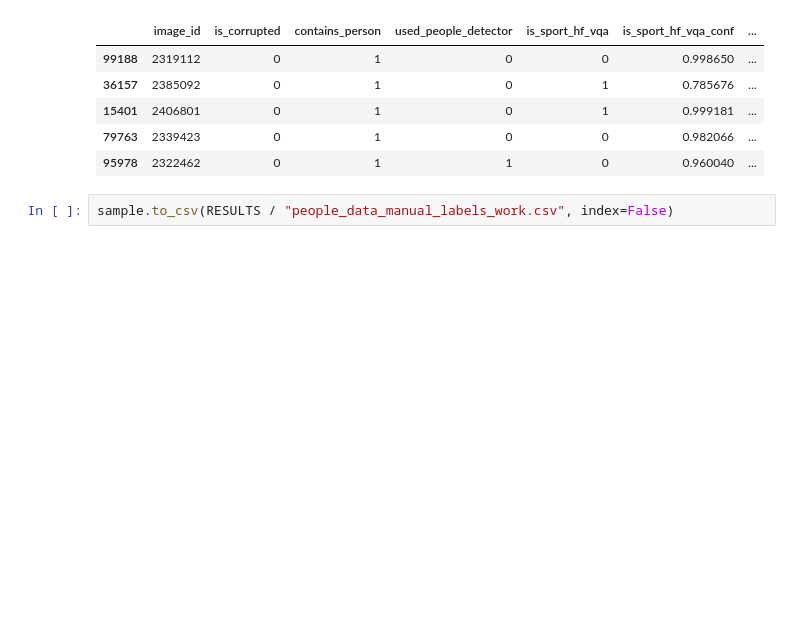
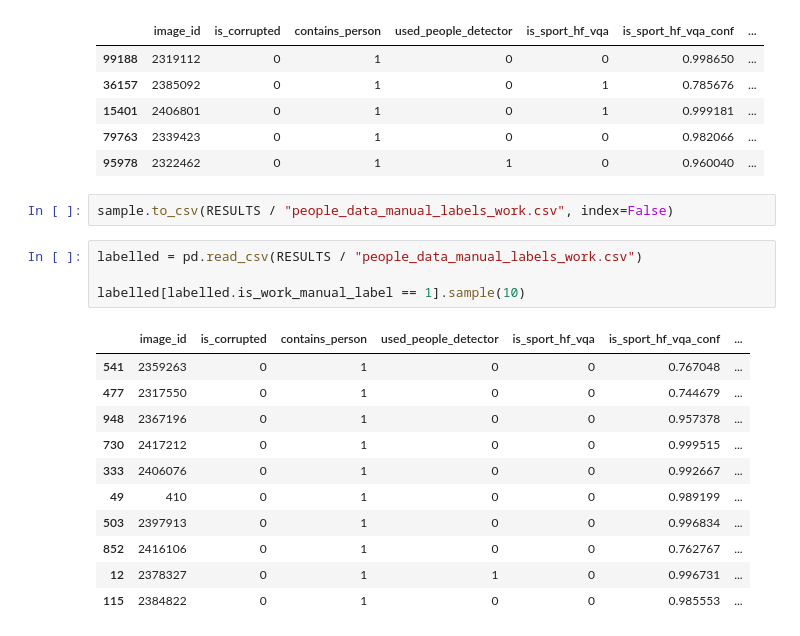
Before and after one commit to sfabbrizzi/sg-framing, a Jupyter notebook: notebooks/2_Initial Manual Labelling.ipynb, the cells around one changed output. Drawn from its saved outputs; the diff is of its cells as text; blank space fills up the shorter version.

```diff
--- a/notebooks/2_Initial Manual Labelling.ipynb
+++ b/notebooks/2_Initial Manual Labelling.ipynb
@@ -118,3 +131,19 @@ sample.head()
 | 95978 | 2322462 | 0 | 1 | 1 | 0 | 0.960040 | ... |
 # %%
 sample.to_csv(RESULTS / "people_data_manual_labels_work.csv", index=False)
+# %%
+labelled = pd.read_csv(RESULTS / "people_data_manual_labels_work.csv")
+
+labelled[labelled.is_work_manual_label == 1].sample(10)
+# %% [output]
+|  | image_id | is_corrupted | contains_person | used_people_detector | is_sport_hf_vqa | is_sport_hf_vqa_conf | ... |
+| 541 | 2359263 | 0 | 1 | 0 | 0 | 0.767048 | ... |
+| 477 | 2317550 | 0 | 1 | 0 | 0 | 0.744679 | ... |
+| 948 | 2367196 | 0 | 1 | 0 | 0 | 0.957378 | ... |
+| 730 | 2417212 | 0 | 1 | 0 | 0 | 0.999515 | ... |
+| 333 | 2406076 | 0 | 1 | 0 | 0 | 0.992667 | ... |
+| 49 | 410 | 0 | 1 | 0 | 0 | 0.989199 | ... |
+| 503 | 2397913 | 0 | 1 | 0 | 0 | 0.996834 | ... |
+| 852 | 2416106 | 0 | 1 | 0 | 0 | 0.762767 | ... |
+| 12 | 2378327 | 0 | 1 | 1 | 0 | 0.996731 | ... |
+| 115 | 2384822 | 0 | 1 | 0 | 0 | 0.985553 | ... |
```
Also changed, not shown: parts of 2 cells of this notebook, 2 other files.
